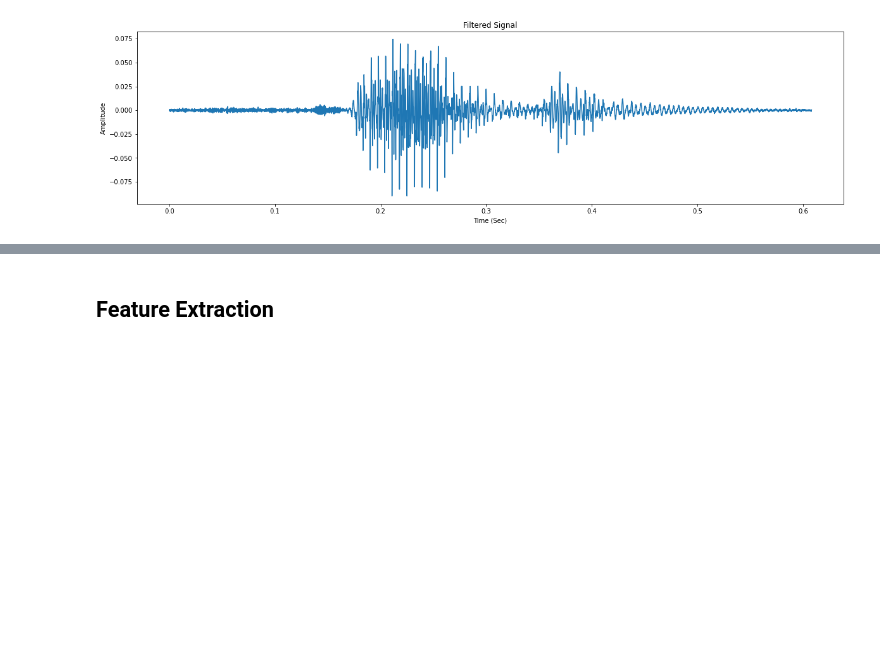
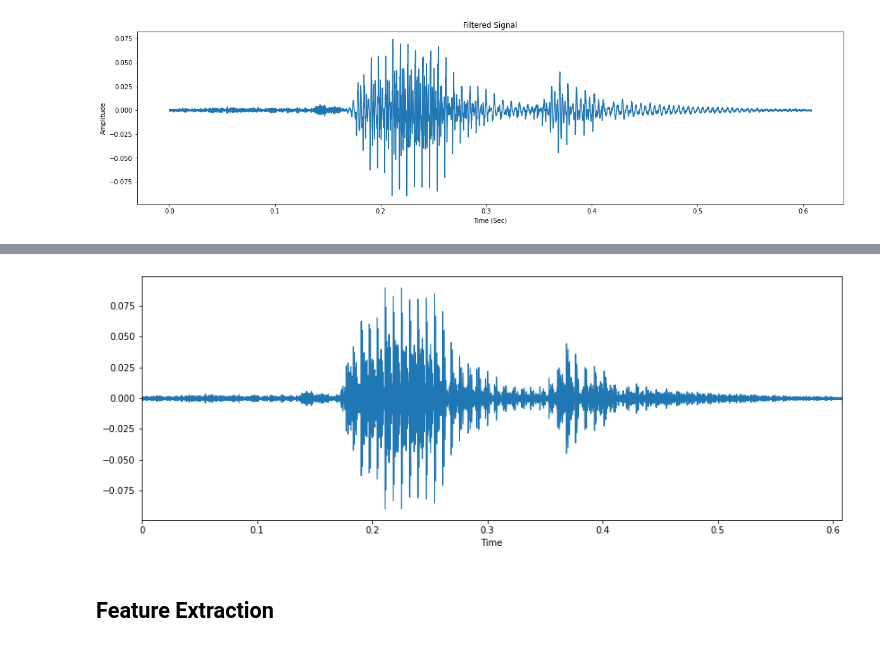
Before and after one commit to ahmed-dev-tech/Speech_to_text, a Jupyter notebook: Word_to_Text_with_DL.ipynb, the cells around one changed output, grey strips where cells are left out. Drawn from its saved outputs; the diff is of its cells as text; code cells hidden in the pictures; blank space fills up the shorter version.

```diff
--- a/Word_to_Text_with_DL.ipynb
+++ b/Word_to_Text_with_DL.ipynb
@@ -225,3 +227,9 @@ ax.label_outer()
+# %%
+plt.figure(figsize=(14, 5))
+librosa.display.waveplot(filtered_signal, sr=sample_rate)
+ax.label_outer()
+# %% [output]
+[figure, added]
 # %% [markdown]
 ## Feature Extraction
 # %%
```
Also changed, not shown: parts of 6 cells of this notebook.
